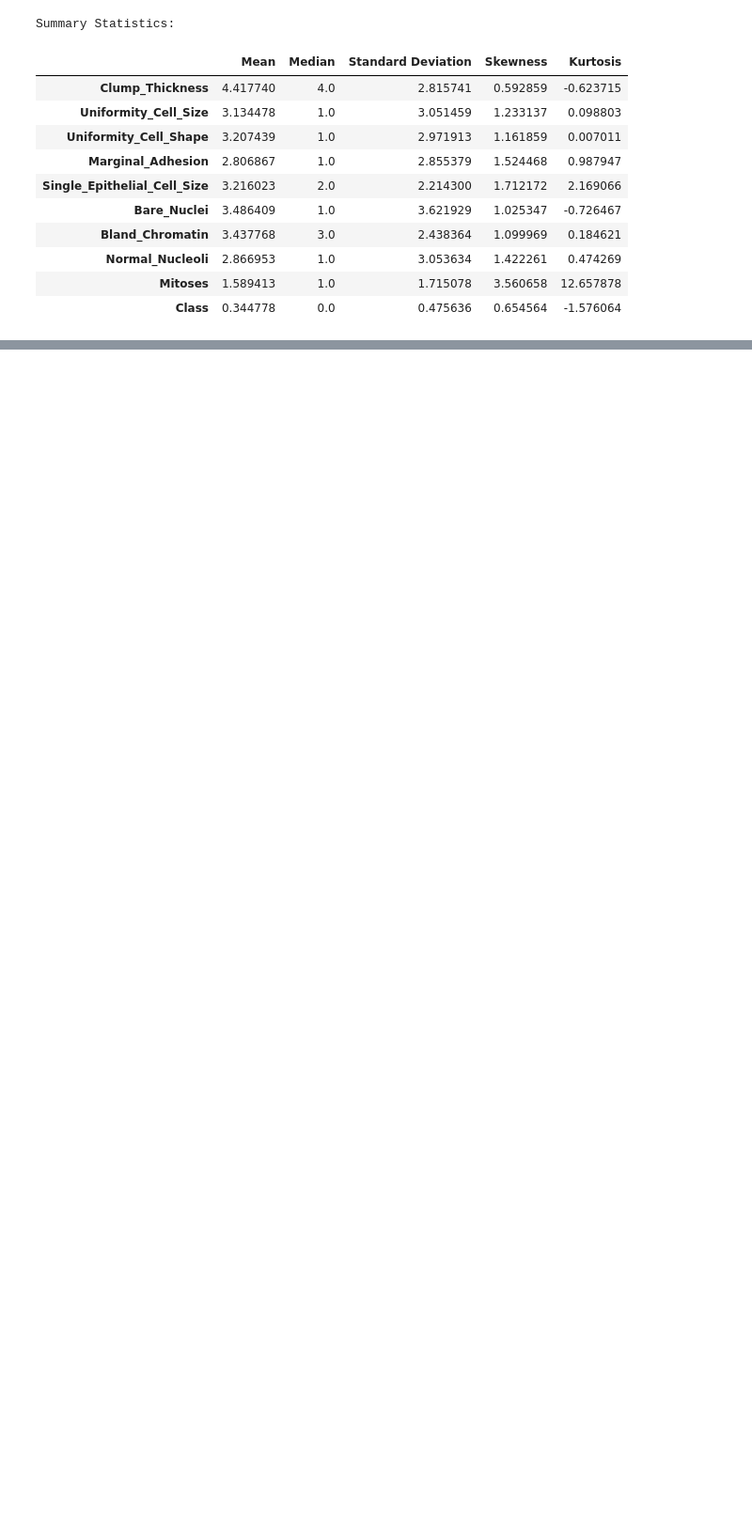
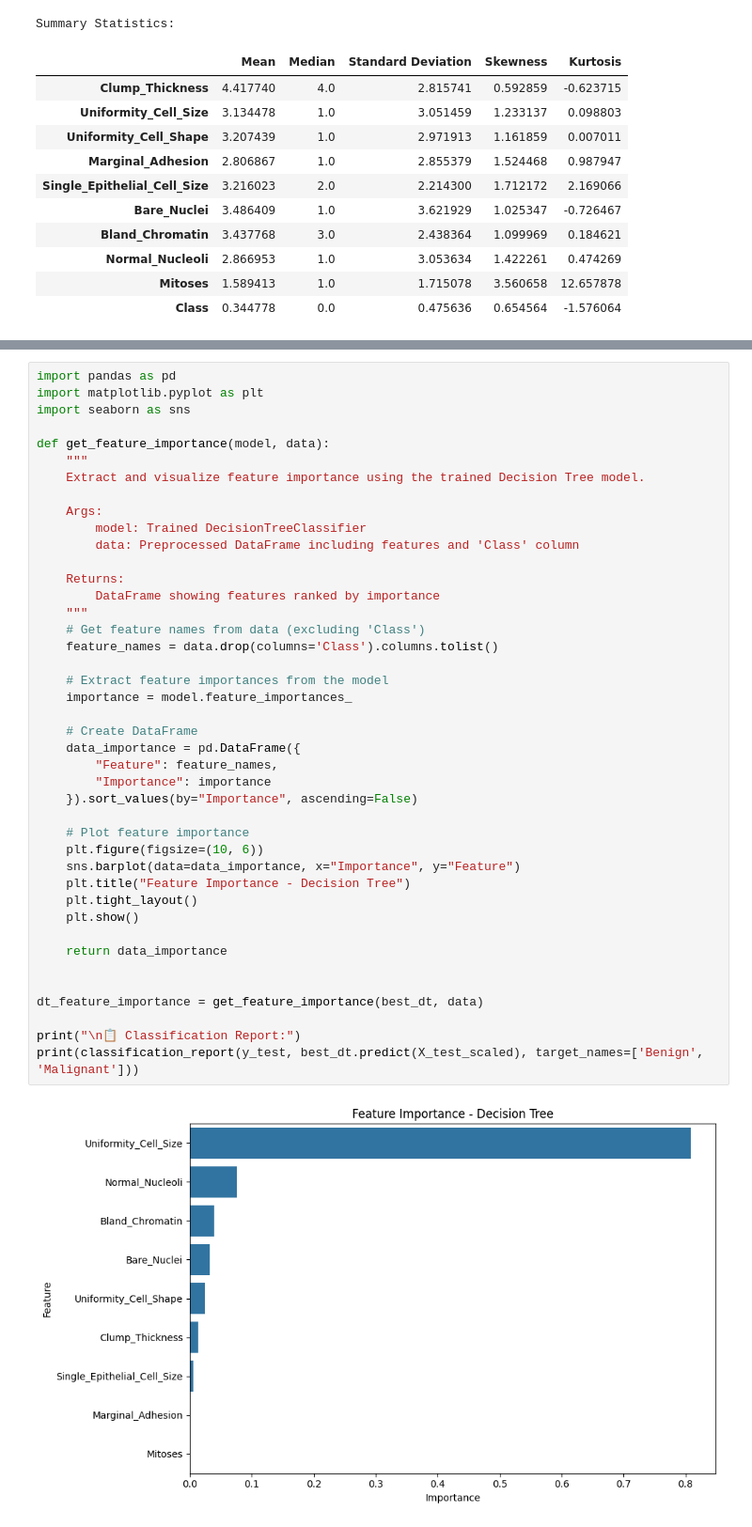
Before and after one commit to Rabia-Akhtr/Data-Science-Project-Breast_Cancer_Classification_ML, a Jupyter notebook: Data_Science_Project.ipynb, the cells around one changed output, grey strips where cells are left out. Shown at 94% size. Cells and saved outputs as stored; diff of their text form; blank space fills up the shorter version.

```diff
--- a/Data_Science_Project.ipynb
+++ b/Data_Science_Project.ipynb
@@ -608,0 +1086,44 @@ data.describe() # Pandas:- descriptive statistics
+# %%
+import pandas as pd
+import matplotlib.pyplot as plt
+import seaborn as sns
+
+def get_feature_importance(model, data):
+    """
+    Extract and visualize feature importance using the trained Decision Tree model.
+
+    Args:
+        model: Trained DecisionTreeClassifier
+        data: Preprocessed DataFrame including features and 'Class' column
+
+    Returns:
+        DataFrame showing features ranked by importance
+    """
+    # Get feature names from data (excluding 'Class')
+    feature_names = data.drop(columns='Class').columns.tolist()
+
+    # Extract feature importances from the model
+    importance = model.feature_importances_
+
+    # Create DataFrame
+    data_importance = pd.DataFrame({
+        "Feature": feature_names,
+        "Importance": importance
+    }).sort_values(by="Importance", ascending=False)
+
+    # Plot feature importance
+    plt.figure(figsize=(10, 6))
+    sns.barplot(data=data_importance, x="Importance", y="Feature")
+    plt.title("Feature Importance - Decision Tree")
+    plt.tight_layout()
+    plt.show()
+
+    return data_importance
+
+
+dt_feature_importance = get_feature_importance(best_dt, data)
+
+print("\n📋 Classification Report:")
+print(classification_report(y_test, best_dt.predict(X_test_scaled), target_names=['Benign', 'Malignant']))
+# %% [output]
+[figure, added]
```
Also changed, not shown: parts of 18 cells of this notebook.
